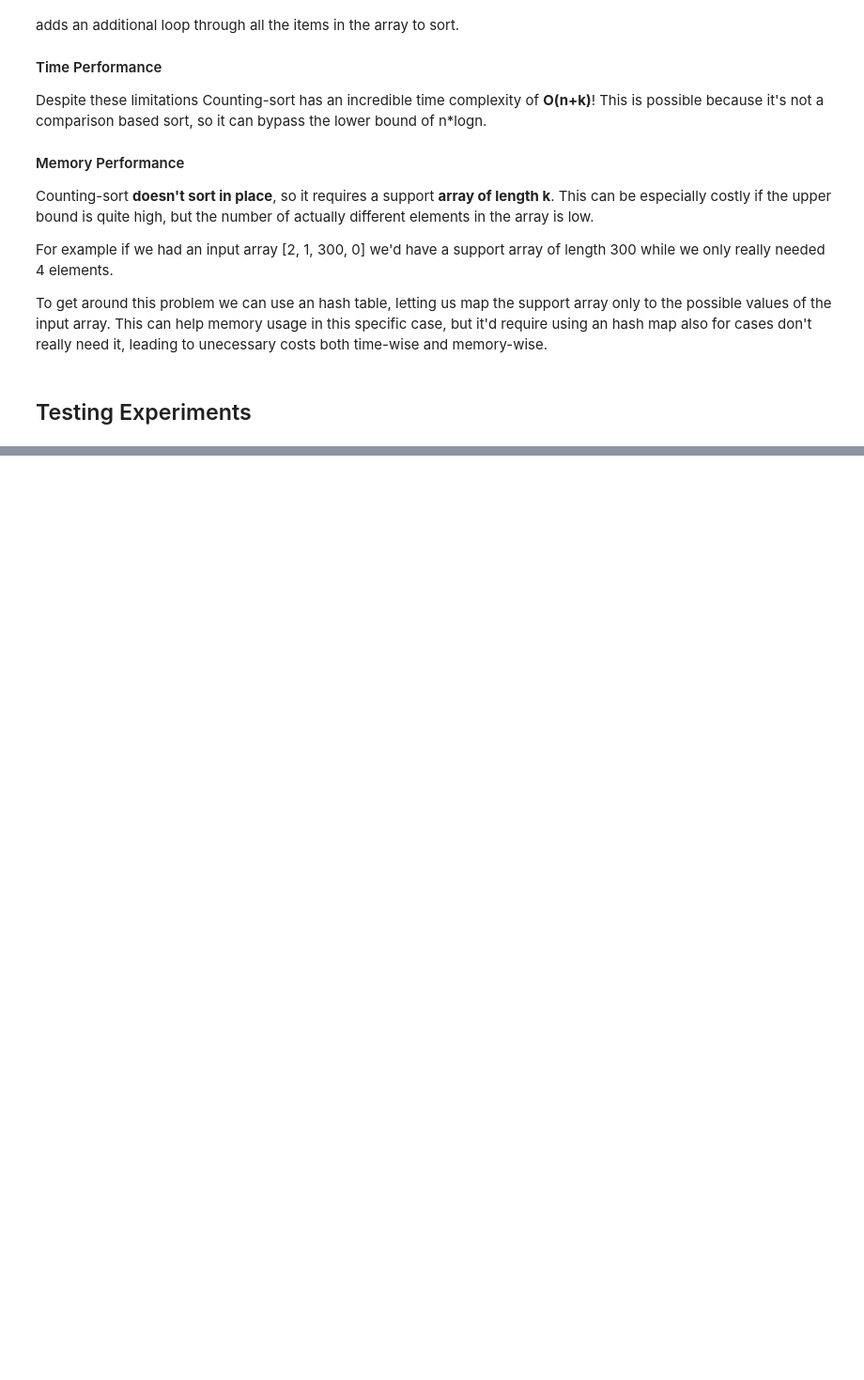
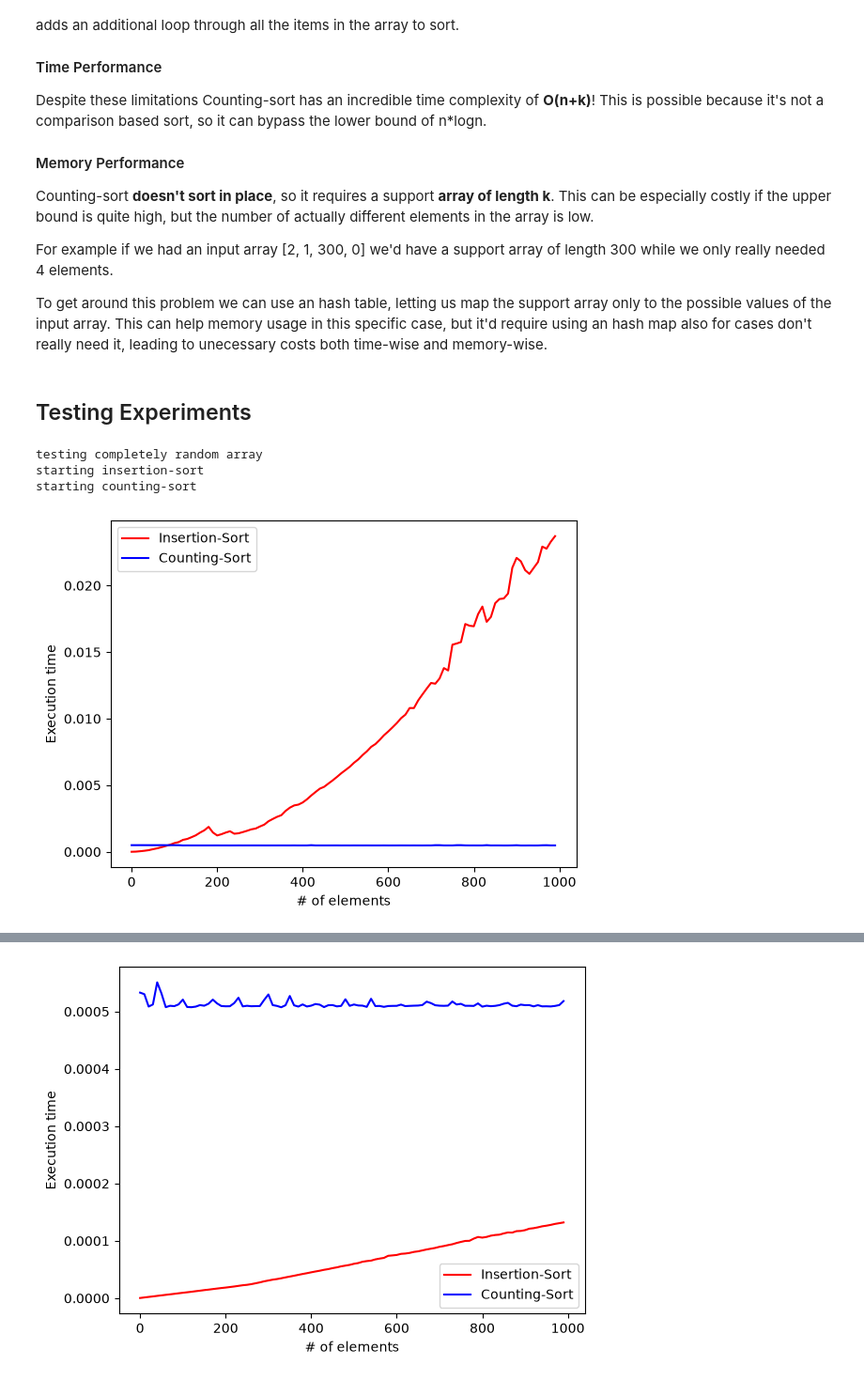
Before and after one commit to FrancescoPicchio/LaboratorioDiAlgoritmi, a Jupyter notebook: PicchioniEs2LabAlg.ipynb, the cells around one changed output, grey strips where cells are left out. Shown at 94% size. Drawn from its saved outputs; the diff is of its cells as text; code cells hidden in the pictures; blank space fills up the shorter version.

Commit message:
added some testing for notebook, made steps for iterations largerfor first exercise

```diff
--- a/PicchioniEs2LabAlg.ipynb
+++ b/PicchioniEs2LabAlg.ipynb
@@ -92,5 +92,84 @@ This can help memory usage in this specific case, but it'd require using an hash
 # %%
 from math import inf
 from timeit import default_timer as timer
 import matplotlib.pyplot as plt
 import random
+
+def test_insertion_sort(inputs, repeats, outputs):
+    for i in range(0, len(inputs), 10):
+        best = inf
+        for _ in range(repeats):
+            start = timer()
+            insertion_sort(inputs[:i])
+            end = timer()
+            best = min(best, end - start)
+        time.append(best)
+
+def test_counting_sort(inputs, k, repeats, outputs):
+    for i in range(0, len(inputs), 10):
+        best = inf
+        for _ in range(repeats):
+            start = timer()
+            counting_sort(inputs, k)
+            end = timer()
+            best = min(best, end - start)
+        time.append(best)
+
+def test_sorting(inputs):
+    return
+
+
+
+number_of_elements = 1000
+number_of_operation = range(0, number_of_elements, 10)
+interval_start = 0
+interval_end = 3000
+number_of_repeats = 5
+inputs = random.sample(range(interval_end), number_of_elements)
+#plt.subplot(2, 1, 1)
+
+print("testing completely random array")
+
+print("starting insertion-sort")
+time = []
+test_insertion_sort(inputs, number_of_repeats, time)
+plt.plot(number_of_operation, time, "r", label="Insertion-Sort")
+
+print("starting counting-sort")
+time = []
+test_counting_sort(inputs, interval_end, number_of_repeats, time)
+plt.plot(number_of_operation, time, "b", label="Counting-Sort")
+
+plt.xlabel("# of elements")
+plt.ylabel("Execution time")
+plt.legend()
+plt.savefig("graph")
+plt.show()
+#plt.subplot(2, 1, 2)
+
+
+print("testing on already sorted array")
+
+inputs = []
+for i in range(number_of_elements):
+    inputs.append(i)
+
+print("starting insertion-sort")
+time = []
+test_insertion_sort(inputs, number_of_repeats, time)
+plt.plot(number_of_operation, time, "r", label="Insertion-Sort")
+
+print("starting counting-sort")
+time = []
+test_counting_sort(inputs, interval_end, number_of_repeats, time)
+plt.plot(number_of_operation, time, "b", label="Counting-Sort")
+plt.xlabel("# of elements")
+plt.ylabel("Execution time")
+plt.legend()
+plt.savefig("graph")
+plt.show()
+# %% [output]
+testing completely random array
+starting insertion-sort
+starting counting-sort
+[figure, added]
@@ -96,0 +179 @@ import random
+[figure, added]
```
Also changed, not shown: parts of 1 cell of this notebook, 4 other files.
